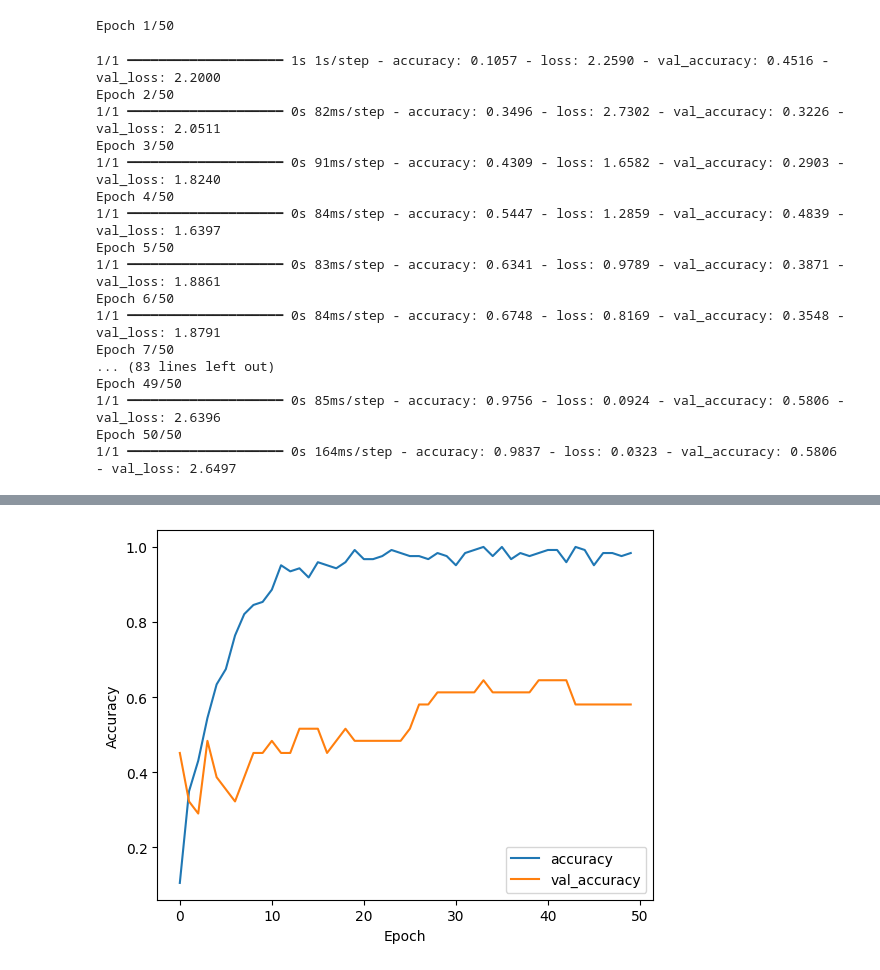
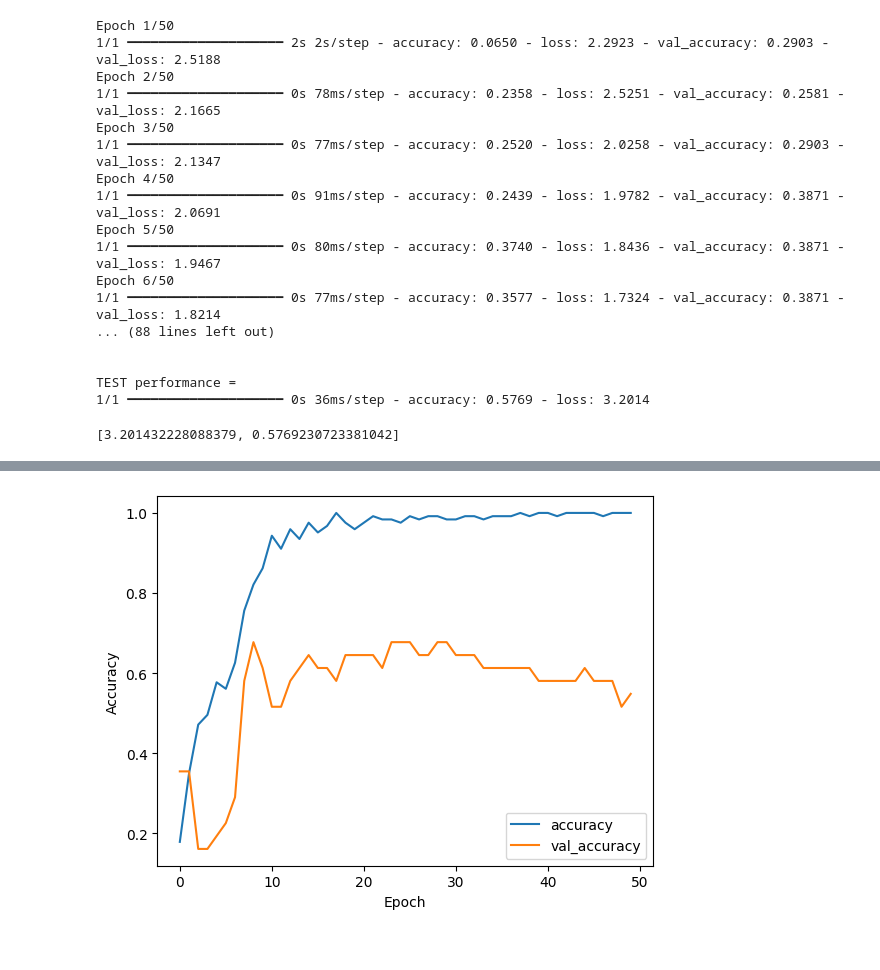
Before and after one commit to GarveyJLi/Dino-Nuggetology, a Jupyter notebook: pking.ipynb, the cells around one changed output, grey strips where cells are left out. Drawn from its saved outputs; the diff is of its cells as text; code cells hidden in the pictures.

```diff
--- a/pking.ipynb
+++ b/pking.ipynb
@@ -70,13 +70,19 @@ def create_model(lr):
   model.add(tf.keras.layers.Flatten(input_shape=(200, 200)))
 
   # LAYERS #
-  # first hidden
-  model.add(tf.keras.layers.Dense(units=32, activation='relu'))
-  # dropout regularization
+  model.add(tf.keras.layers.Dense(units=32, activation='leaky_relu'))
   model.add(tf.keras.layers.Dropout(rate=0.1))
-  # test and dropout
+  model.add(tf.keras.layers.Dense(units=32, activation='leaky_relu'))
+  model.add(tf.keras.layers.Dropout(rate=0.1))
+
+
+  # new
   model.add(tf.keras.layers.Dense(units=32, activation='relu'))
   model.add(tf.keras.layers.Dropout(rate=0.1))
+  model.add(tf.keras.layers.Dense(units=32, activation='relu'))
+  model.add(tf.keras.layers.Dropout(rate=0.1))
+  model.add(tf.keras.layers.Dense(units=32, activation='relu'))
+
   model.add(tf.keras.layers.Dense(units=10, activation='softmax'))
 
   model.compile(optimizer=tf.keras.optimizers.Adam(learning_rate=lr),
@@ -97,34 +103,38 @@ def train_model(model, train_features, train_label, epochs, batch_size=None, val
   return epochs, hist
 # %%
 # hyperparams
-lr = 0.003
+lr =0.003
 epochs = 50
 batch_size = 4000
 validation_split = 0.2
 
-# Train the model from training set
+# Training model
 mdl = create_model(lr)
 epochs, hist = train_model(mdl, x_train, y_train,
-                           epochs, batch_size, validation_split)
+                        epochs, batch_size, validation_split)
+
+# Test performance
+print("\n\nTEST performance = ")
+mdl.evaluate(x=x_test, y=y_test, batch_size=batch_size)
 # %% [output]
 Epoch 1/50
+1/1 ━━━━━━━━━━━━━━━━━━━━ 2s 2s/step - accuracy: 0.0650 - loss: 2.2923 - val_accuracy: 0.2903 - val_loss: 2.5188
+Epoch 2/50
+1/1 ━━━━━━━━━━━━━━━━━━━━ 0s 78ms/step - accuracy: 0.2358 - loss: 2.5251 - val_accuracy: 0.2581 - val_loss: 2.1665
+Epoch 3/50
+1/1 ━━━━━━━━━━━━━━━━━━━━ 0s 77ms/step - accuracy: 0.2520 - loss: 2.0258 - val_accuracy: 0.2903 - val_loss: 2.1347
+Epoch 4/50
+1/1 ━━━━━━━━━━━━━━━━━━━━ 0s 91ms/step - accuracy: 0.2439 - loss: 1.9782 - val_accuracy: 0.3871 - val_loss: 2.0691
+Epoch 5/50
+1/1 ━━━━━━━━━━━━━━━━━━━━ 0s 80ms/step - accuracy: 0.3740 - loss: 1.8436 - val_accuracy: 0.3871 - val_loss: 1.9467
+Epoch 6/50
+1/1 ━━━━━━━━━━━━━━━━━━━━ 0s 77ms/step - accuracy: 0.3577 - loss: 1.7324 - val_accuracy: 0.3871 - val_loss: 1.8214
+... (88 lines left out)
+
+
+TEST performance =
+1/1 ━━━━━━━━━━━━━━━━━━━━ 0s 36ms/step - accuracy: 0.5769 - loss: 3.2014
-1/1 ━━━━━━━━━━━━━━━━━━━━ 1s 1s/step - accuracy: 0.1057 - loss: 2.2590 - val_accuracy: 0.4516 - val_loss: 2.2000
-Epoch 2/50
-1/1 ━━━━━━━━━━━━━━━━━━━━ 0s 82ms/step - accuracy: 0.3496 - loss: 2.7302 - val_accuracy: 0.3226 - val_loss: 2.0511
-Epoch 3/50
-1/1 ━━━━━━━━━━━━━━━━━━━━ 0s 91ms/step - accuracy: 0.4309 - loss: 1.6582 - val_accuracy: 0.2903 - val_loss: 1.8240
-Epoch 4/50
-1/1 ━━━━━━━━━━━━━━━━━━━━ 0s 84ms/step - accuracy: 0.5447 - loss: 1.2859 - val_accuracy: 0.4839 - val_loss: 1.6397
-Epoch 5/50
-1/1 ━━━━━━━━━━━━━━━━━━━━ 0s 83ms/step - accuracy: 0.6341 - loss: 0.9789 - val_accuracy: 0.3871 - val_loss: 1.8861
-Epoch 6/50
-1/1 ━━━━━━━━━━━━━━━━━━━━ 0s 84ms/step - accuracy: 0.6748 - loss: 0.8169 - val_accuracy: 0.3548 - val_loss: 1.8791
-Epoch 7/50
-... (83 lines left out)
-Epoch 49/50
-1/1 ━━━━━━━━━━━━━━━━━━━━ 0s 85ms/step - accuracy: 0.9756 - loss: 0.0924 - val_accuracy: 0.5806 - val_loss: 2.6396
-Epoch 50/50
-1/1 ━━━━━━━━━━━━━━━━━━━━ 0s 164ms/step - accuracy: 0.9837 - loss: 0.0323 - val_accuracy: 0.5806 - val_loss: 2.6497
+[3.201432228088379, 0.5769230723381042]
 # %%
 def plot_curve(history):
     plt.figure()
@@ -134,6 +144,10 @@ def plot_curve(history):
     plt.ylabel('Accuracy')
     plt.legend(loc='lower right')
 
+
+mdl = create_model(lr)
+epochs, hist = train_model(mdl, x_train, y_train,
+                            epochs, batch_size, validation_split)
 plot_curve(hist)
 
 # Evaluate the model
@@ -145,4 +159,4 @@ Test accuracy: 0.5961538553237915
-[figure, old version]
+[figure, new version]
 # %%
 # Test performance
 print("TEST performance = ")
```
Also changed, not shown: parts of 4 cells of this notebook.
